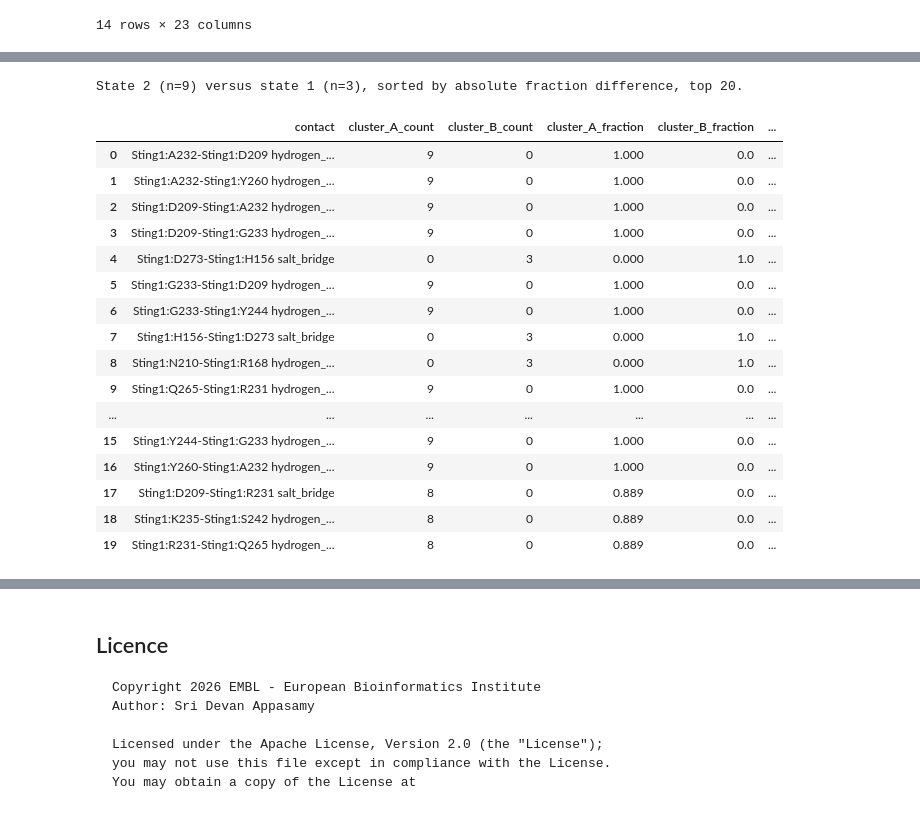
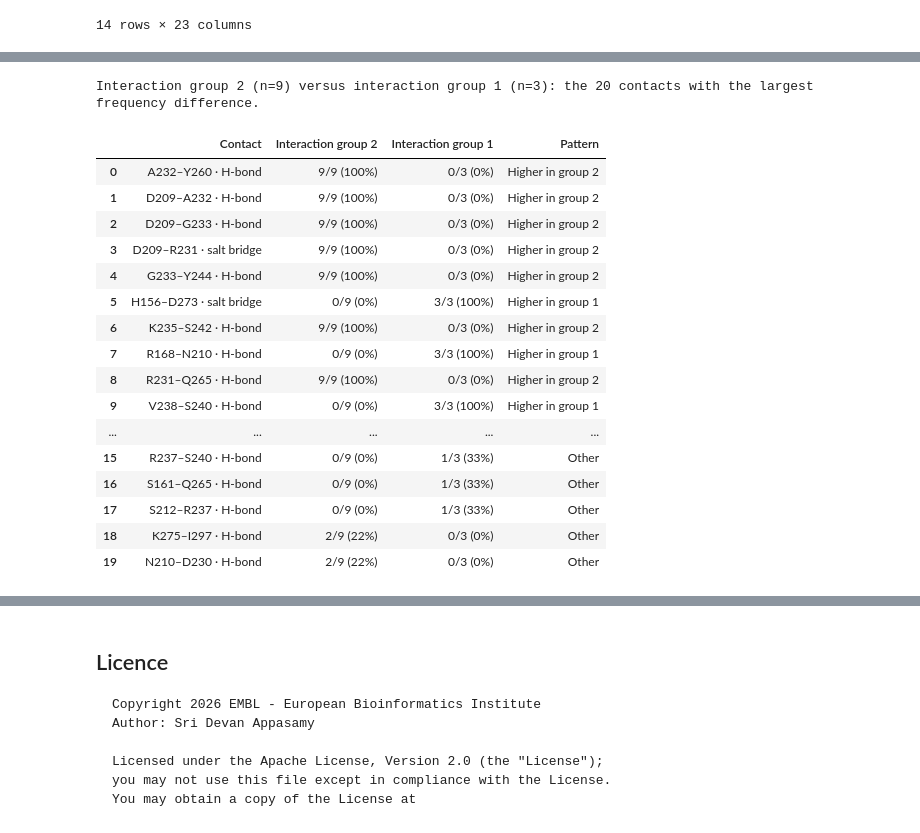
Before and after one commit to PDBeurope/InsightFold, a Jupyter notebook: notebooks/interface_analysis.ipynb, the cells around one changed output, grey strips where cells are left out. Saved outputs shown, nothing was run; the diff lists cells and outputs as text; code cells hidden in the pictures.

```diff
--- a/notebooks/interface_analysis.ipynb
+++ b/notebooks/interface_analysis.ipynb
@@ -177,17 +249,19 @@ cfg = Config(
     # A subset biases the clustering and every conservation fraction.
     max_entries=None,
 
-    # Threads for the per-entry and per-ligand retrieval in Phase 1.
+    # Threads for the per-entry and per-ligand retrieval in section 6.
     max_workers=8,
 
     # Fraction of interfaces required for a residue or contact to count as conserved.
     conservation_threshold=0.8,
 
-    # Dendrogram cut height in 1 - Jaccard units. Sets the number of states
-    # reported, so inspect the dendrogram in Phase 3 before accepting it.
+    # Dendrogram cut height in 1 - Jaccard units. Sets the number of
+    # interaction groups reported, so inspect the dendrogram in section 5
+    # before accepting it.
     cluster_distance_cut=0.6,
 
-    log_level="INFO",
+    # "INFO" additionally lists every request sent to the PDBe API.
+    log_level="WARNING",
     output_dir="interface_frequencies",
 )
 
@@ -516,26 +694,26 @@ Contacts shared, gained or lost between two states. Labels: **shared core** at 8
 # %%
 rewiring, rewiring_note = outputs.rewiring_table(
     records, cluster_result, partner_map=partner_map, top_n=20,
 )
 print(rewiring_note)
-rewiring
+outputs.differential_contact_table(rewiring)
 # %% [output]
-State 2 (n=9) versus state 1 (n=3), sorted by absolute fraction difference, top 20.
+Interaction group 2 (n=9) versus interaction group 1 (n=3): the 20 contacts with the largest frequency difference.
-|  | contact | cluster_A_count | cluster_B_count | cluster_A_fraction | cluster_B_fraction | ... |
-| 0 | Sting1:A232-Sting1:D209 hydrogen_... | 9 | 0 | 1.000 | 0.0 | ... |
-| 1 | Sting1:A232-Sting1:Y260 hydrogen_... | 9 | 0 | 1.000 | 0.0 | ... |
-| 2 | Sting1:D209-Sting1:A232 hydrogen_... | 9 | 0 | 1.000 | 0.0 | ... |
-| 3 | Sting1:D209-Sting1:G233 hydrogen_... | 9 | 0 | 1.000 | 0.0 | ... |
-| 4 | Sting1:D273-Sting1:H156 salt_bridge | 0 | 3 | 0.000 | 1.0 | ... |
-| 5 | Sting1:G233-Sting1:D209 hydrogen_... | 9 | 0 | 1.000 | 0.0 | ... |
-| 6 | Sting1:G233-Sting1:Y244 hydrogen_... | 9 | 0 | 1.000 | 0.0 | ... |
-| 7 | Sting1:H156-Sting1:D273 salt_bridge | 0 | 3 | 0.000 | 1.0 | ... |
-| 8 | Sting1:N210-Sting1:R168 hydrogen_... | 0 | 3 | 0.000 | 1.0 | ... |
-| 9 | Sting1:Q265-Sting1:R231 hydrogen_... | 9 | 0 | 1.000 | 0.0 | ... |
-| ... | ... | ... | ... | ... | ... | ... |
-| 15 | Sting1:Y244-Sting1:G233 hydrogen_... | 9 | 0 | 1.000 | 0.0 | ... |
-| 16 | Sting1:Y260-Sting1:A232 hydrogen_... | 9 | 0 | 1.000 | 0.0 | ... |
-| 17 | Sting1:D209-Sting1:R231 salt_bridge | 8 | 0 | 0.889 | 0.0 | ... |
-| 18 | Sting1:K235-Sting1:S242 hydrogen_... | 8 | 0 | 0.889 | 0.0 | ... |
-| 19 | Sting1:R231-Sting1:Q265 hydrogen_... | 8 | 0 | 0.889 | 0.0 | ... |
+|  | Contact | Interaction group 2 | Interaction group 1 | Pattern |
+| 0 | A232–Y260 · H-bond | 9/9 (100%) | 0/3 (0%) | Higher in group 2 |
+| 1 | D209–A232 · H-bond | 9/9 (100%) | 0/3 (0%) | Higher in group 2 |
+| 2 | D209–G233 · H-bond | 9/9 (100%) | 0/3 (0%) | Higher in group 2 |
+| 3 | D209–R231 · salt bridge | 9/9 (100%) | 0/3 (0%) | Higher in group 2 |
+| 4 | G233–Y244 · H-bond | 9/9 (100%) | 0/3 (0%) | Higher in group 2 |
+| 5 | H156–D273 · salt bridge | 0/9 (0%) | 3/3 (100%) | Higher in group 1 |
+| 6 | K235–S242 · H-bond | 9/9 (100%) | 0/3 (0%) | Higher in group 2 |
+| 7 | R168–N210 · H-bond | 0/9 (0%) | 3/3 (100%) | Higher in group 1 |
+| 8 | R231–Q265 · H-bond | 9/9 (100%) | 0/3 (0%) | Higher in group 2 |
+| 9 | V238–S240 · H-bond | 0/9 (0%) | 3/3 (100%) | Higher in group 1 |
+| ... | ... | ... | ... | ... |
+| 15 | R237–S240 · H-bond | 0/9 (0%) | 1/3 (33%) | Other |
+| 16 | S161–Q265 · H-bond | 0/9 (0%) | 1/3 (33%) | Other |
+| 17 | S212–R237 · H-bond | 0/9 (0%) | 1/3 (33%) | Other |
+| 18 | K275–I297 · H-bond | 2/9 (22%) | 0/3 (0%) | Other |
+| 19 | N210–D230 · H-bond | 2/9 (22%) | 0/3 (0%) | Other |
 # %% [markdown]
```
Also changed, not shown: parts of 39 cells of this notebook.
